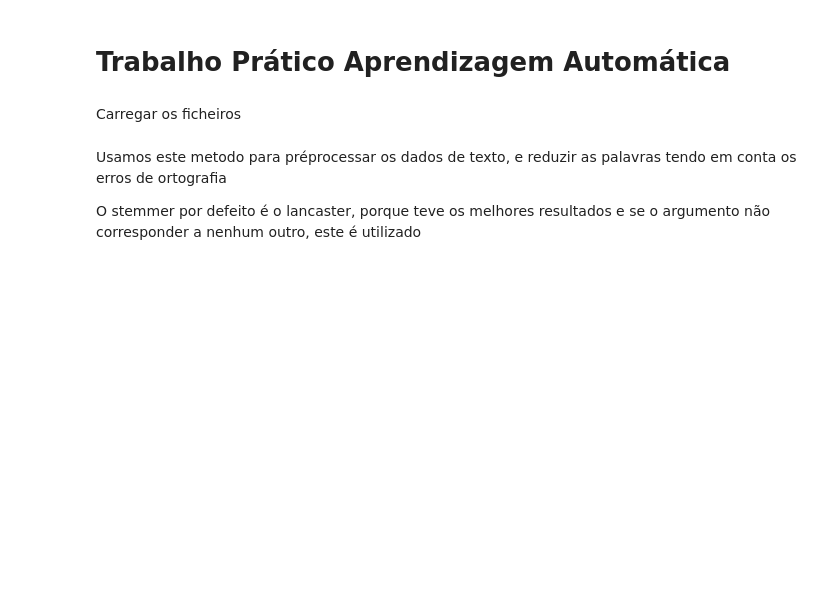
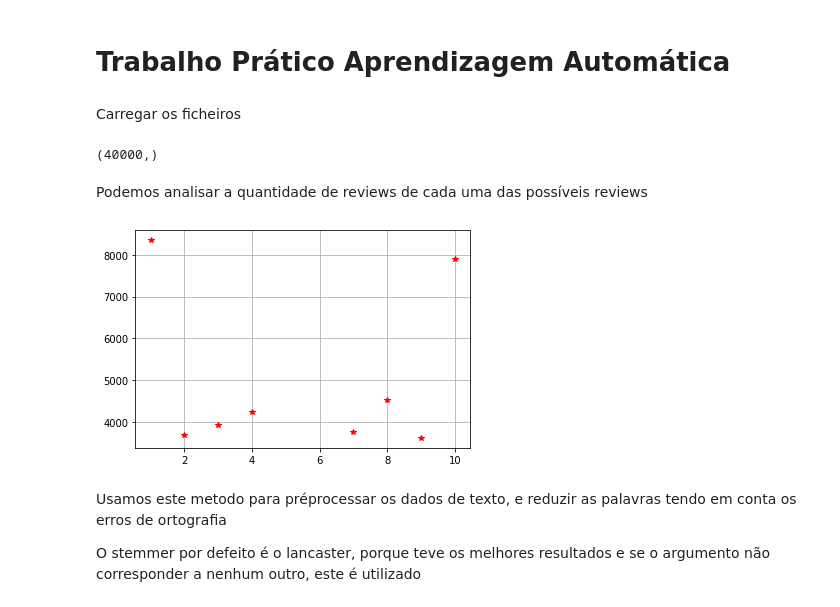
Before and after one commit to phenriques740/AA-TP, a Jupyter notebook: TP_45415_44105.ipynb, the cells around one changed output. Drawn from its saved outputs; the diff is of its cells as text; code cells hidden in the pictures; blank space fills up the shorter version.

```diff
--- a/TP_45415_44105.ipynb
+++ b/TP_45415_44105.ipynb
@@ -38,6 +38,18 @@ with open('imdbCriticas.p', 'rb') as f:
 with open('tfidf_dump.p', 'rb') as f:
     global tfidf
     tfidf = pickle.load(f)
+# %%
+y.shape
+# %% [output]
+(40000,)
+# %% [markdown]
+Podemos analisar a quantidade de reviews de cada uma das possíveis reviews
+# %%
+rating, value=np.unique(y,return_counts=True)
+plt.plot(rating,value,'*r')
+plt.grid()
+# %% [output]
+[figure, added]
 # %% [markdown]
 Usamos este metodo para préprocessar os dados de texto, e reduzir as palavras tendo em conta os erros de ortografia
 
```
Also changed, not shown: parts of 22 cells of this notebook.
